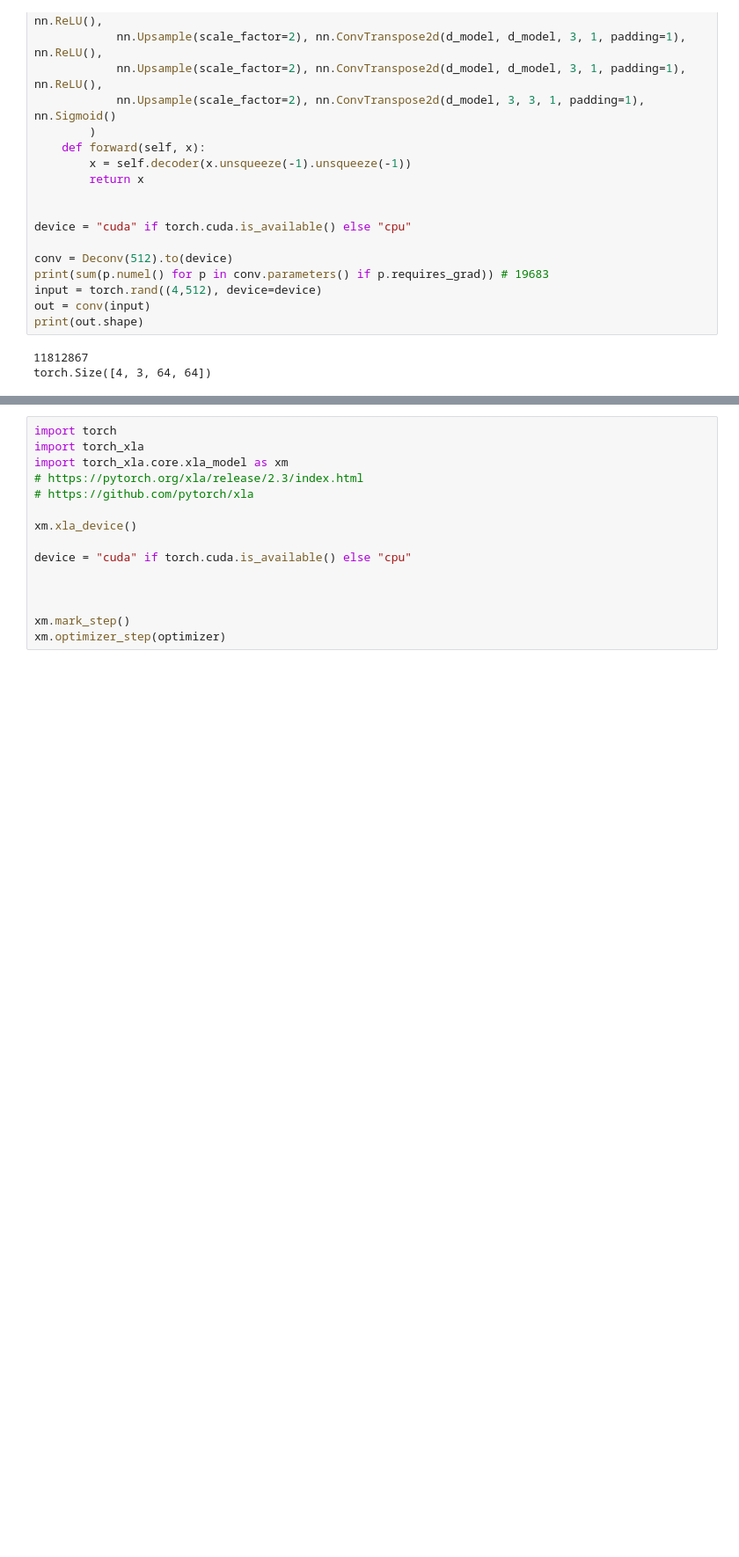
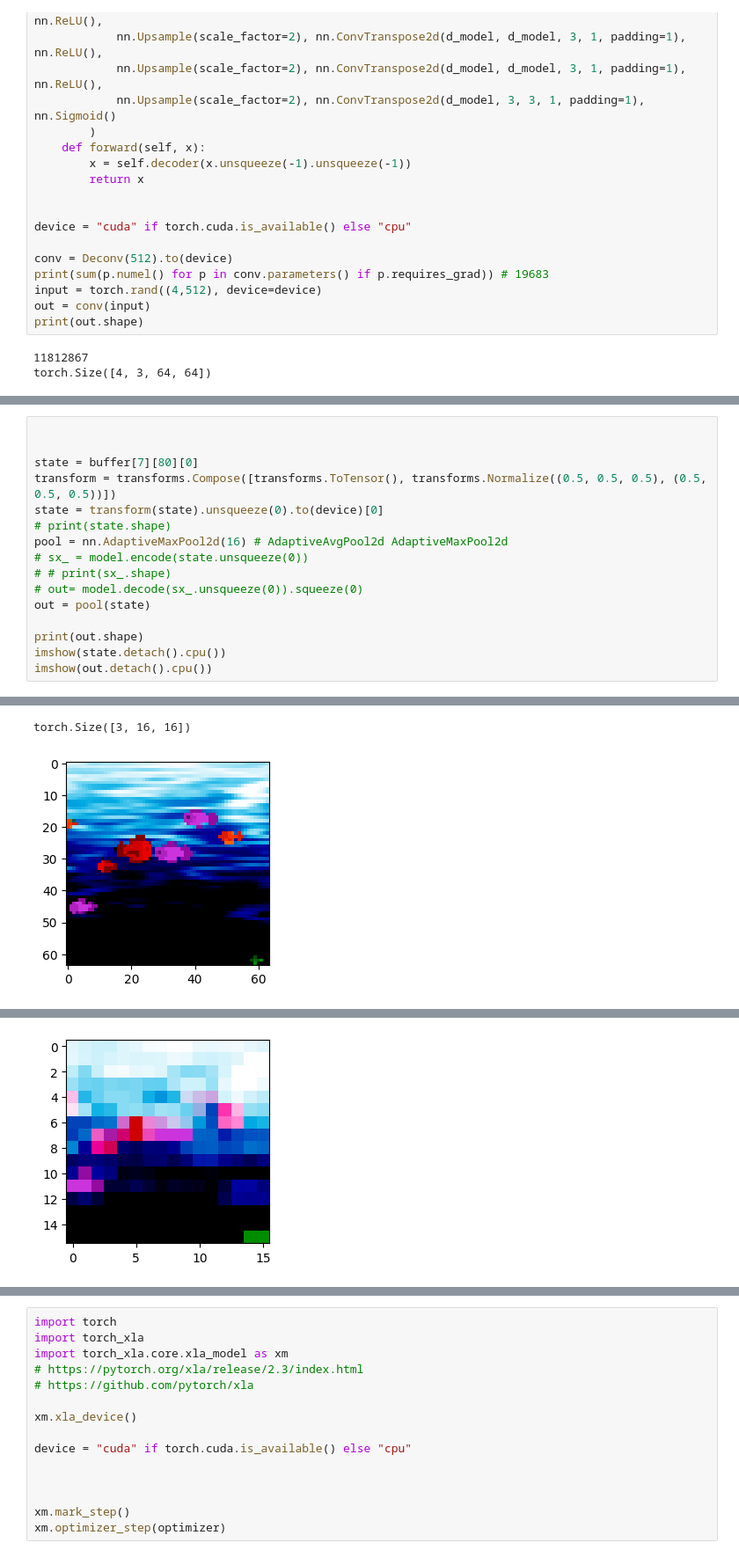
Before and after one commit to eisbetterthanpi/pytorch, a Jupyter notebook: conv_autoencoder.ipynb, the cells around one changed output, grey strips where cells are left out. Shown at 88% size. Cells and saved outputs as stored; diff of their text form; blank space fills up the shorter version.

```diff
--- a/conv_autoencoder.ipynb
+++ b/conv_autoencoder.ipynb
@@ -600,0 +678,17 @@ WARNING:matplotlib.image:Clipping input data to the valid range for imshow with
+# %%
+
+
+state = buffer[7][80][0]
+transform = transforms.Compose([transforms.ToTensor(), transforms.Normalize((0.5, 0.5, 0.5), (0.5, 0.5, 0.5))])
+state = transform(state).unsqueeze(0).to(device)[0]
+# print(state.shape)
+pool = nn.AdaptiveMaxPool2d(16) # AdaptiveAvgPool2d AdaptiveMaxPool2d
+# sx_ = model.encode(state.unsqueeze(0))
+# # print(sx_.shape)
+# out= model.decode(sx_.unsqueeze(0)).squeeze(0)
+out = pool(state)
+
+print(out.shape)
+imshow(state.detach().cpu())
+imshow(out.detach().cpu())
+# %% [output]
@@ -600,0 +696,2 @@ WARNING:matplotlib.image:Clipping input data to the valid range for imshow with
+torch.Size([3, 16, 16])
+[figure, added]
@@ -600,0 +699 @@ WARNING:matplotlib.image:Clipping input data to the valid range for imshow with
+[figure, added]
```
Also changed, not shown: parts of 10 cells of this notebook.
